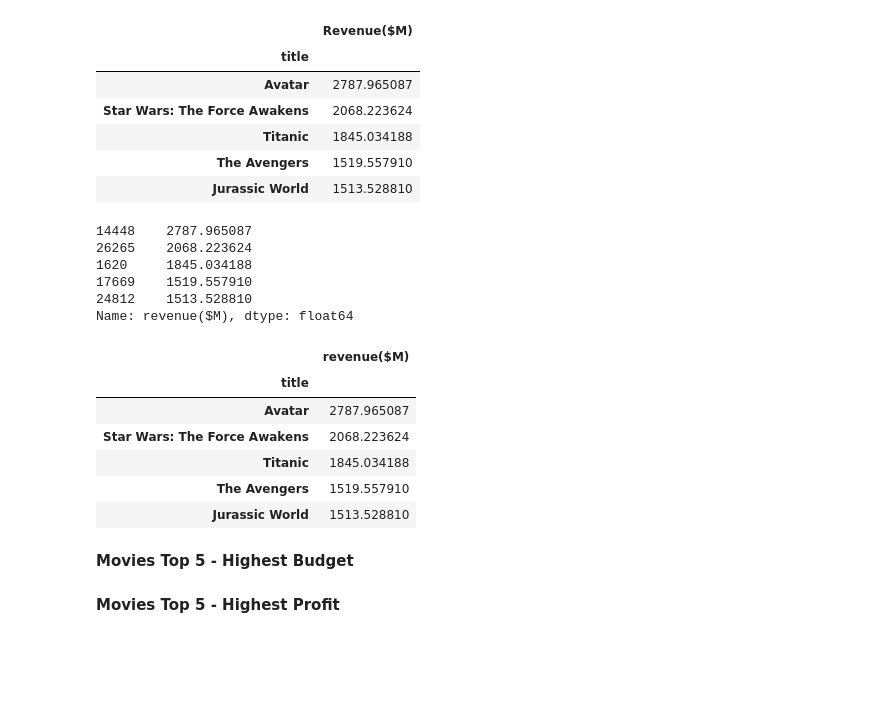
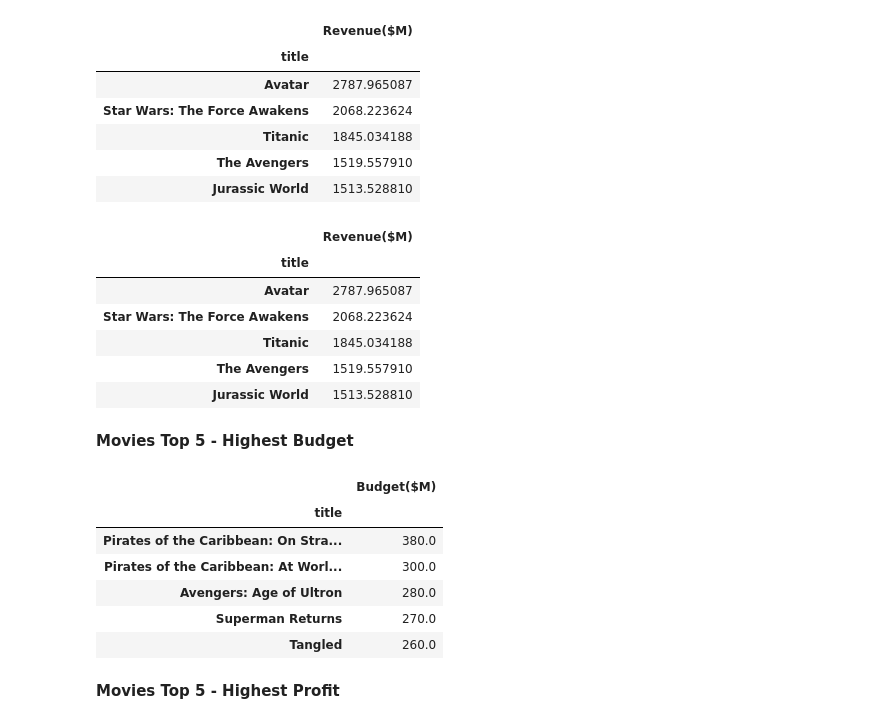
Before and after one commit to mikewenner/Data_Science, a Jupyter notebook: project_course/01_EDA_movies.ipynb, the cells around one changed output. Cells and saved outputs as stored; diff of their text form; code cells hidden in the pictures; blank space fills up the shorter version.

```diff
--- a/project_course/01_EDA_movies.ipynb
+++ b/project_course/01_EDA_movies.ipynb
@@ -322,27 +324,20 @@ best_worst(n=5, by='Revenue($M)')
 n=5
 # %%
 # Use nlargest
-top_5_rev = df['revenue($M)'].nlargest(n)
+top_5_rev = df_best.nlargest(n, 'Revenue($M)')[['Revenue($M)']]
 top_5_rev
 # %% [output]
-14448    2787.965087
-26265    2068.223624
-1620     1845.034188
-17669    1519.557910
-24812    1513.528810
-Name: revenue($M), dtype: float64
+|  | Revenue($M) |
+| title |  |
+| Avatar | 2787.965087 |
+| Star Wars: The Force Awakens | 2068.223624 |
+| Titanic | 1845.034188 |
+| The Avengers | 1519.557910 |
+| Jurassic World | 1513.528810 |
 # %%
 # Now to add the column title to the movies
-top_5_rev = df.nlargest(n, 'revenue($M)')[['title', 'revenue($M)']].set_index('title')
-top_5_rev
+# top_5_rev = df_best.nlargest(n, 'Revenue($M)')[['title', 'Revenue($M)']]
+# top_5_rev
-# %% [output]
-|  | revenue($M) |
-| title |  |
-| Avatar | 2787.965087 |
-| Star Wars: The Force Awakens | 2068.223624 |
-| Titanic | 1845.034188 |
-| The Avengers | 1519.557910 |
-| Jurassic World | 1513.528810 |
 # %%
 # above, the double bracket [[]] selects mutiple columns from a df and returns a df
 # df['title'] returns a Series of the 'title' column.
@@ -350,6 +345,17 @@ top_5_rev
 # df[['title', 'revenue_musd']] returns a DataFrame with both the 'title' and 'revenue_musd' columns.
 # %% [markdown]
 __Movies Top 5 - Highest Budget__
+# %%
+top_5_bud = df_best.nlargest(n, 'Budget($M)')[['Budget($M)']]
+top_5_bud
+# %% [output]
+|  | Budget($M) |
+| title |  |
+| Pirates of the Caribbean: On Stra... | 380.0 |
+| Pirates of the Caribbean: At Worl... | 300.0 |
+| Avengers: Age of Ultron | 280.0 |
+| Superman Returns | 270.0 |
+| Tangled | 260.0 |
 # %% [markdown]
 __Movies Top 5 - Highest Profit__
 # %% [markdown]
```
Also changed, not shown: parts of 3 cells of this notebook.
